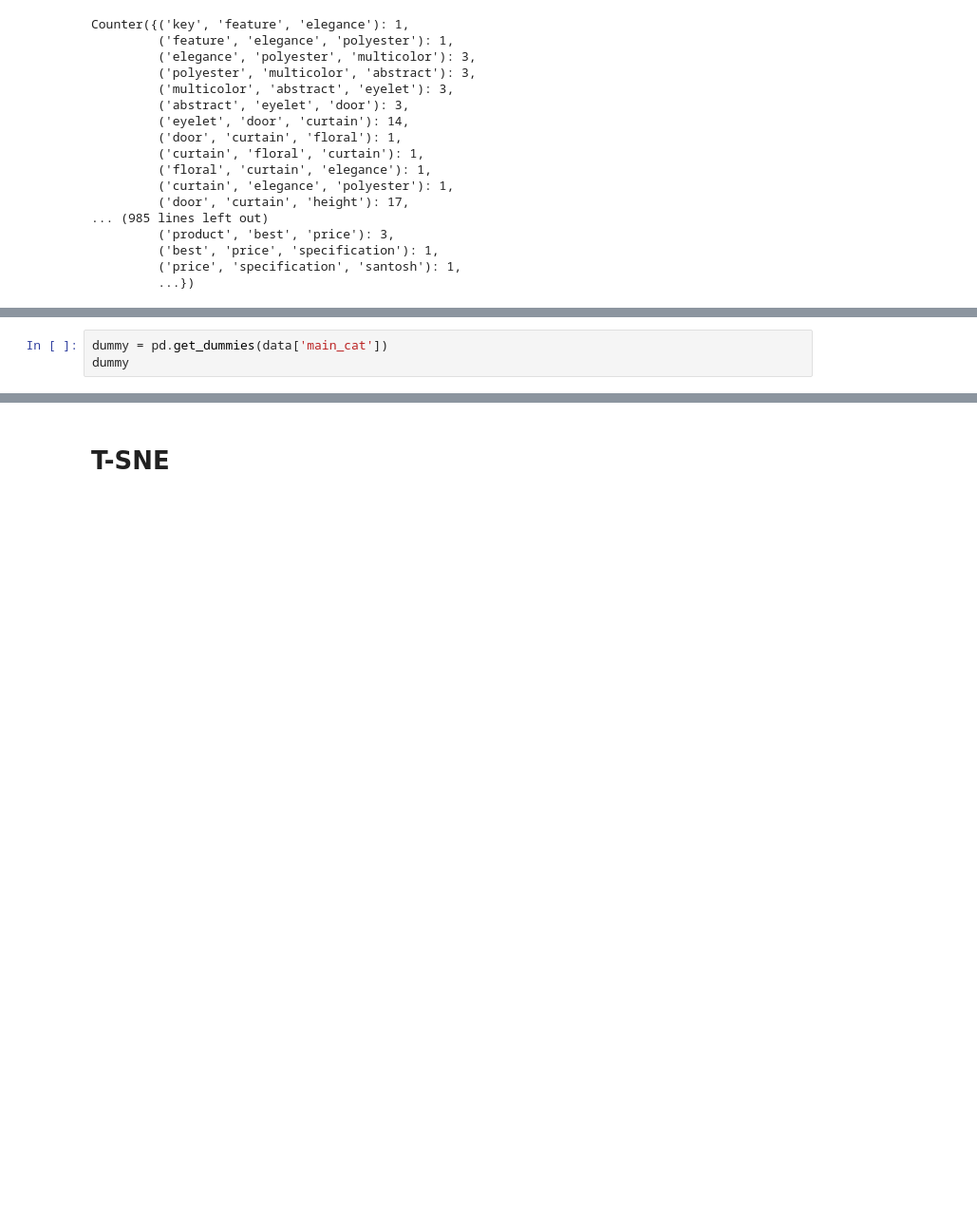
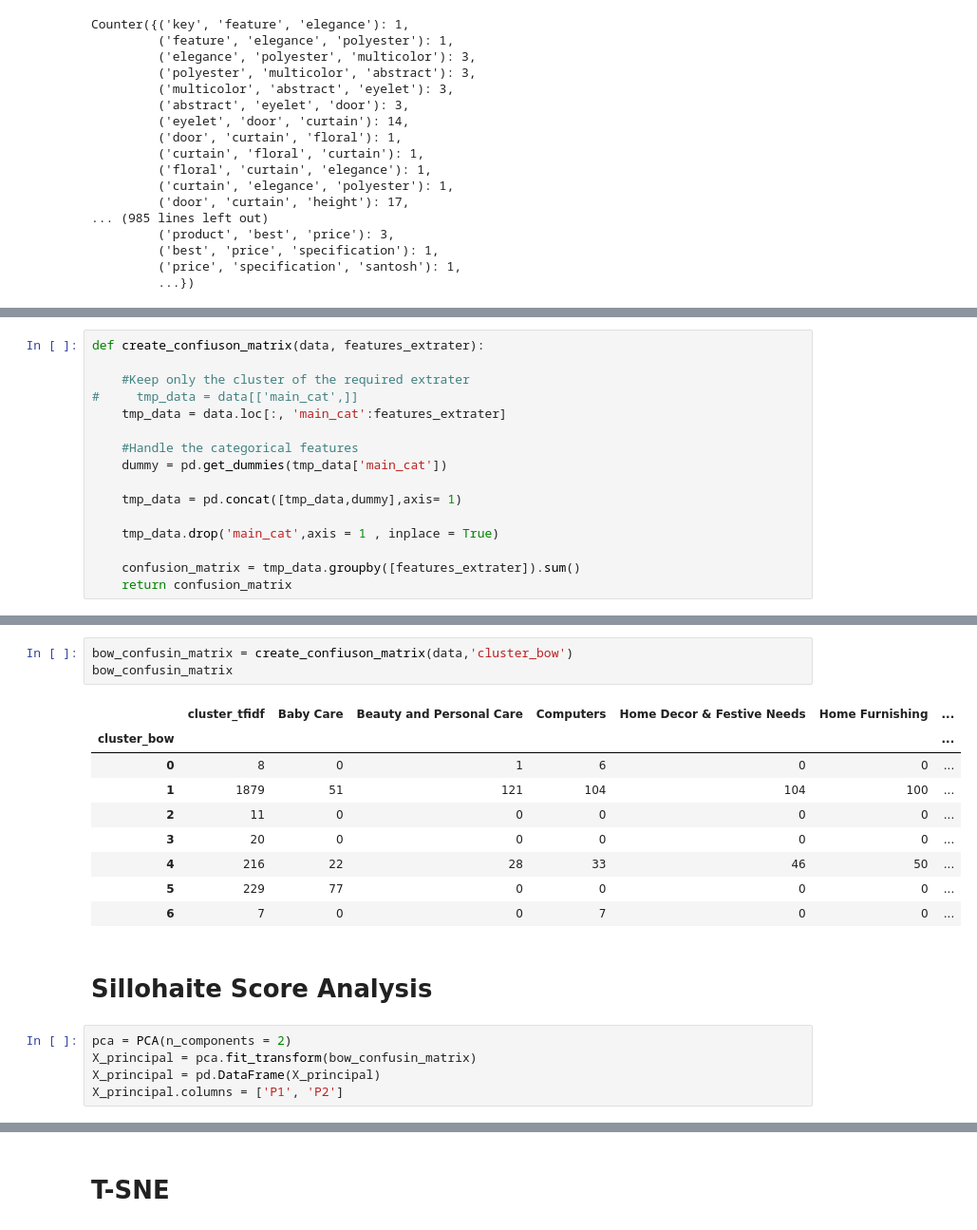
Before and after one commit to AbdulmagedALKHULAIFI/Automatic-classifer-consumer-goods, a Jupyter notebook: classifier.ipynb, the cells around one changed output, grey strips where cells are left out. Shown at 95% size. Cells and saved outputs as stored; diff of their text form; blank space fills up the shorter version.

```diff
--- a/classifier.ipynb
+++ b/classifier.ipynb
@@ -278,3 +314,0 @@ data.sample(10)
-# %%
-dummy = pd.get_dummies(data['main_cat'])
-dummy
@@ -328,0 +315,16 @@ final_data
+# %%
+def create_confiuson_matrix(data, features_extrater):
+
+    #Keep only the cluster of the required extrater
+#     tmp_data = data[['main_cat',]]
+    tmp_data = data.loc[:, 'main_cat':features_extrater]
+
+    #Handle the categorical features
+    dummy = pd.get_dummies(tmp_data['main_cat'])
+
+    tmp_data = pd.concat([tmp_data,dummy],axis= 1)
+
+    tmp_data.drop('main_cat',axis = 1 , inplace = True)
+
+    confusion_matrix = tmp_data.groupby([features_extrater]).sum()
+    return confusion_matrix
@@ -328,0 +344,20 @@ final_data
+# %%
+bow_confusin_matrix = create_confiuson_matrix(data,'cluster_bow')
+bow_confusin_matrix
+# %% [output]
+|  | cluster_tfidf | Baby Care | Beauty and Personal Care | Computers | Home Decor & Festive Needs | Home Furnishing | ... |
+| cluster_bow |  |  |  |  |  |  | ... |
+| 0 | 8 | 0 | 1 | 6 | 0 | 0 | ... |
+| 1 | 1879 | 51 | 121 | 104 | 104 | 100 | ... |
+| 2 | 11 | 0 | 0 | 0 | 0 | 0 | ... |
+| 3 | 20 | 0 | 0 | 0 | 0 | 0 | ... |
+| 4 | 216 | 22 | 28 | 33 | 46 | 50 | ... |
+| 5 | 229 | 77 | 0 | 0 | 0 | 0 | ... |
+| 6 | 7 | 0 | 0 | 7 | 0 | 0 | ... |
+# %% [markdown]
+# Sillohaite Score Analysis
+# %%
+pca = PCA(n_components = 2)
+X_principal = pca.fit_transform(bow_confusin_matrix)
+X_principal = pd.DataFrame(X_principal)
+X_principal.columns = ['P1', 'P2']
```
Also changed, not shown: parts of 44 cells of this notebook.
